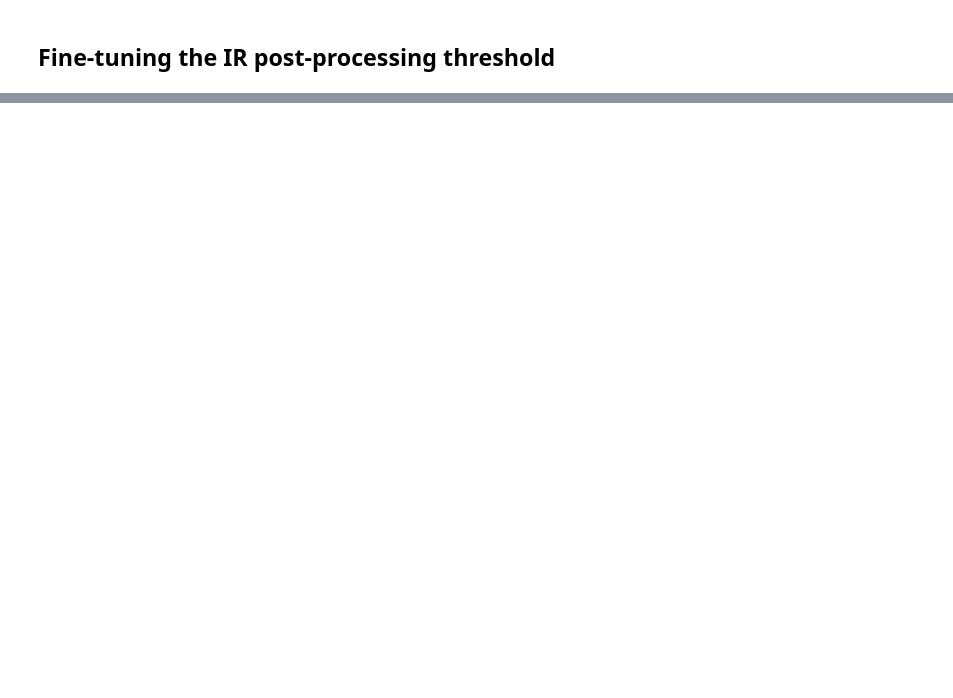
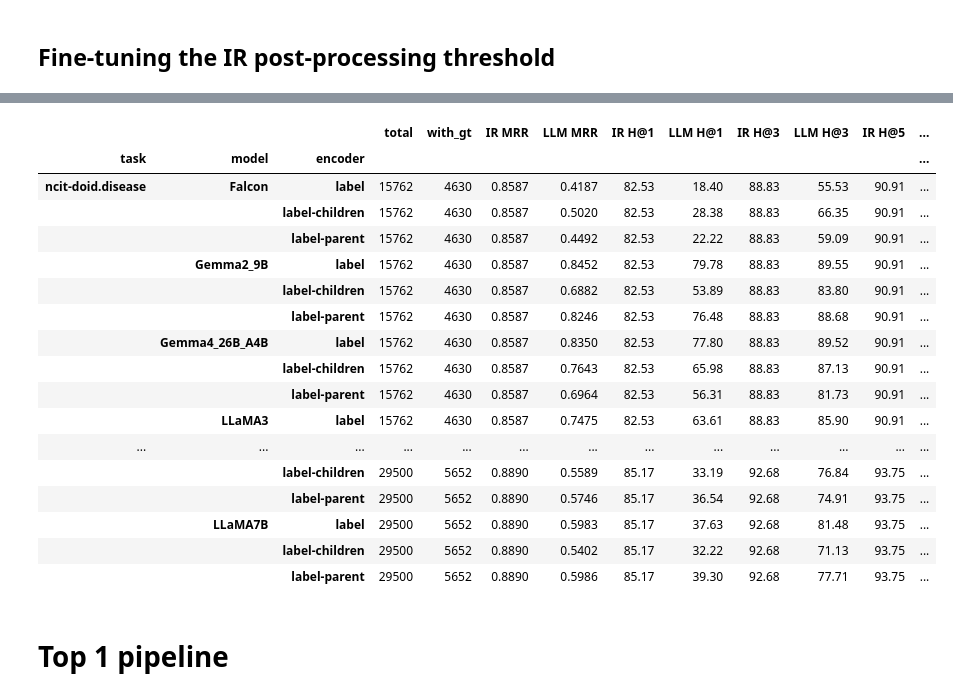
Before and after one commit to simeon2002/LLMs4OM-evaluation-with-modern-LLMs, a Jupyter notebook: experiments/experiments.ipynb, the cells around one changed output, grey strips where cells are left out. Saved outputs shown, nothing was run; the diff lists cells and outputs as text; code cells hidden in the pictures; blank space fills up the shorter version.

```diff
--- a/experiments/experiments.ipynb
+++ b/experiments/experiments.ipynb
@@ -205,0 +899,51 @@ df.pivot_table(index="ir_th", columns=["task", "encoder"], values="f-score")
+# %%
+rows = []
+for f in sorted(glob.glob("outputs/bio-ml/*/rag-*BertRAG*.json")):
+    with open(f) as fp:
+        d = json.load(fp)
+    if isinstance(d, list):
+        d = d[0] if d else {}
+
+    dataset_info = d.get("dataset-info", {})
+    if isinstance(dataset_info, list):
+        dataset_info = dataset_info[0] if dataset_info else {}
+    task = dataset_info.get("ontology-name")
+    if task not in datasets_ref:
+        continue
+
+    fname = Path(f).name
+    m = re.match(r"rag-(.+)BertRAG-(label(?:-\w+)?)-\d{4}\.\d{2}\.\d{2}", fname)
+    model = m.group(1) if m else fname
+    encoder = m.group(2) if m else "unknown"
+
+    metrics = compute_pairwise_ranking_metrics(f, datasets_ref[task])
+    if metrics is None:
+        continue
+    metrics["model"] = model
+    metrics["encoder"] = encoder
+    metrics["task"] = task
+    rows.append(metrics)
+
+df_pairwise_ranking = pd.DataFrame(rows).set_index(["task", "model", "encoder"])
+df_pairwise_ranking
+# %% [output]
+|  |  |  | total | with_gt | IR MRR | LLM MRR | IR H@1 | LLM H@1 | IR H@3 | LLM H@3 | IR H@5 | ... |
+| task | model | encoder |  |  |  |  |  |  |  |  |  | ... |
+| ncit-doid.disease | Falcon | label | 15762 | 4630 | 0.8587 | 0.4187 | 82.53 | 18.40 | 88.83 | 55.53 | 90.91 | ... |
+|  |  | label-children | 15762 | 4630 | 0.8587 | 0.5020 | 82.53 | 28.38 | 88.83 | 66.35 | 90.91 | ... |
+|  |  | label-parent | 15762 | 4630 | 0.8587 | 0.4492 | 82.53 | 22.22 | 88.83 | 59.09 | 90.91 | ... |
+|  | Gemma2_9B | label | 15762 | 4630 | 0.8587 | 0.8452 | 82.53 | 79.78 | 88.83 | 89.55 | 90.91 | ... |
+|  |  | label-children | 15762 | 4630 | 0.8587 | 0.6882 | 82.53 | 53.89 | 88.83 | 83.80 | 90.91 | ... |
+|  |  | label-parent | 15762 | 4630 | 0.8587 | 0.8246 | 82.53 | 76.48 | 88.83 | 88.68 | 90.91 | ... |
+|  | Gemma4_26B_A4B | label | 15762 | 4630 | 0.8587 | 0.8350 | 82.53 | 77.80 | 88.83 | 89.52 | 90.91 | ... |
+|  |  | label-children | 15762 | 4630 | 0.8587 | 0.7643 | 82.53 | 65.98 | 88.83 | 87.13 | 90.91 | ... |
+|  |  | label-parent | 15762 | 4630 | 0.8587 | 0.6964 | 82.53 | 56.31 | 88.83 | 81.73 | 90.91 | ... |
+|  | LLaMA3 | label | 15762 | 4630 | 0.8587 | 0.7475 | 82.53 | 63.61 | 88.83 | 85.90 | 90.91 | ... |
+| ... | ... | ... | ... | ... | ... | ... | ... | ... | ... | ... | ... | ... |
+|  |  | label-children | 29500 | 5652 | 0.8890 | 0.5589 | 85.17 | 33.19 | 92.68 | 76.84 | 93.75 | ... |
+|  |  | label-parent | 29500 | 5652 | 0.8890 | 0.5746 | 85.17 | 36.54 | 92.68 | 74.91 | 93.75 | ... |
+|  | LLaMA7B | label | 29500 | 5652 | 0.8890 | 0.5983 | 85.17 | 37.63 | 92.68 | 81.48 | 93.75 | ... |
+|  |  | label-children | 29500 | 5652 | 0.8890 | 0.5402 | 85.17 | 32.22 | 92.68 | 71.13 | 93.75 | ... |
+|  |  | label-parent | 29500 | 5652 | 0.8890 | 0.5986 | 85.17 | 39.30 | 92.68 | 77.71 | 93.75 | ... |
+# %% [markdown]
+# Top 1 pipeline
```
Also changed, not shown: parts of 53 cells of this notebook.
